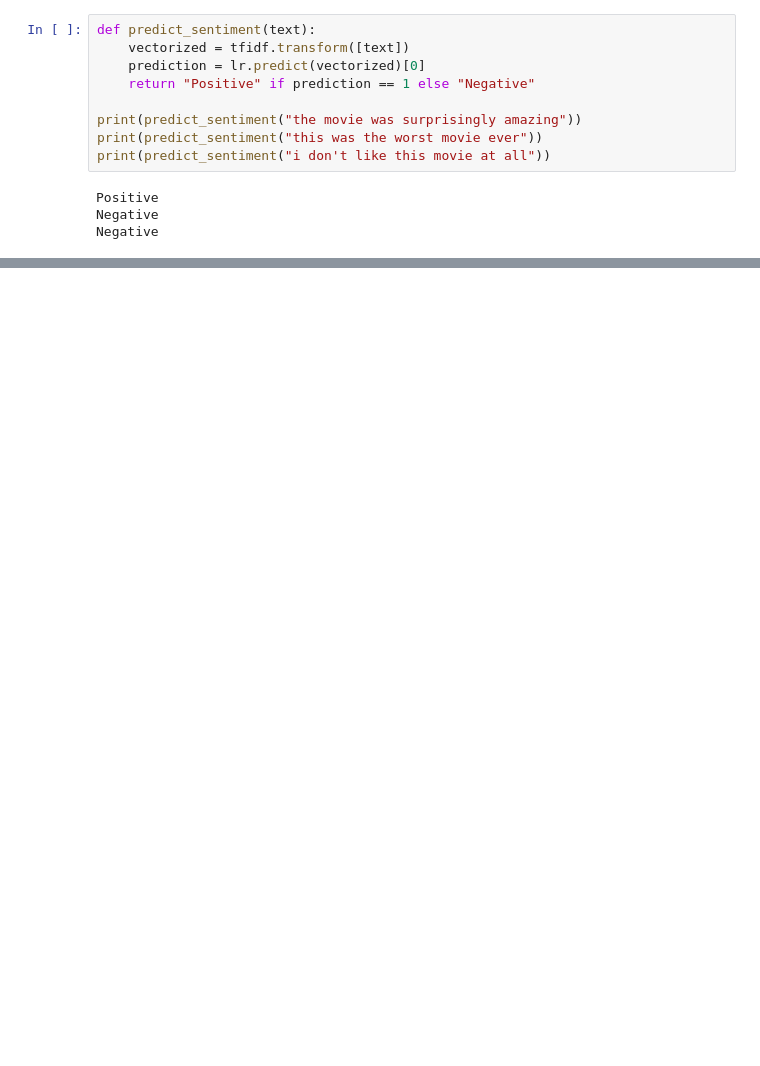
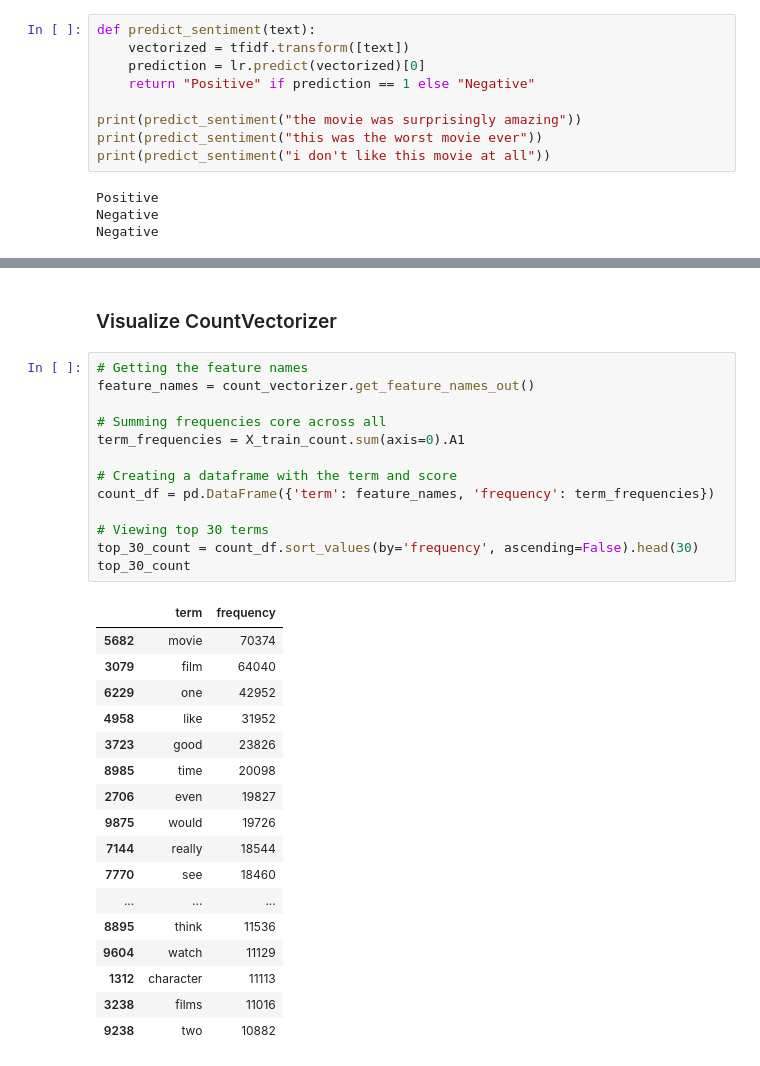
Before and after one commit to TarneemAlaa1/imdb-sentiment-classifier, a Jupyter notebook: notebooks/02_vectorization_logreg.ipynb, the cells around one changed output, grey strips where cells are left out. Drawn from its saved outputs; the diff is of its cells as text; blank space fills up the shorter version.

```diff
--- a/notebooks/02_tf-idf_logistic_classifier.ipynb
+++ b/notebooks/02_vectorization_logreg.ipynb
@@ -212,0 +231,33 @@ Negative
+# %% [markdown]
+### Visualize CountVectorizer
+# %%
+# Getting the feature names
+feature_names = count_vectorizer.get_feature_names_out()
+
+# Summing frequencies core across all
+term_frequencies = X_train_count.sum(axis=0).A1
+
+# Creating a dataframe with the term and score
+count_df = pd.DataFrame({'term': feature_names, 'frequency': term_frequencies})
+
+# Viewing top 30 terms
+top_30_count = count_df.sort_values(by='frequency', ascending=False).head(30)
+top_30_count
+# %% [output]
+|  | term | frequency |
+| 5682 | movie | 70374 |
+| 3079 | film | 64040 |
+| 6229 | one | 42952 |
+| 4958 | like | 31952 |
+| 3723 | good | 23826 |
+| 8985 | time | 20098 |
+| 2706 | even | 19827 |
+| 9875 | would | 19726 |
+| 7144 | really | 18544 |
+| 7770 | see | 18460 |
+| ... | ... | ... |
+| 8895 | think | 11536 |
+| 9604 | watch | 11129 |
+| 1312 | character | 11113 |
+| 3238 | films | 11016 |
+| 9238 | two | 10882 |
```
Also changed, not shown: parts of 20 cells of this notebook.
